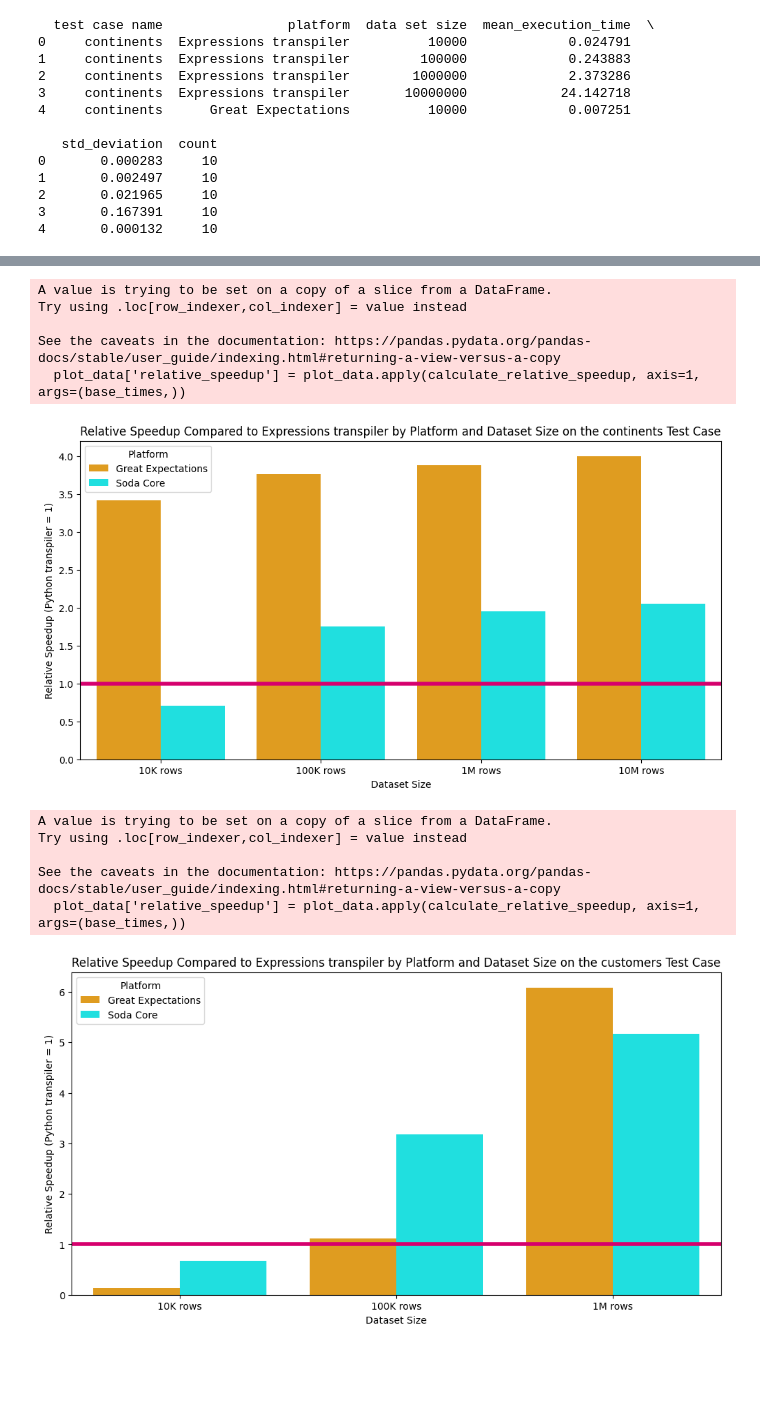
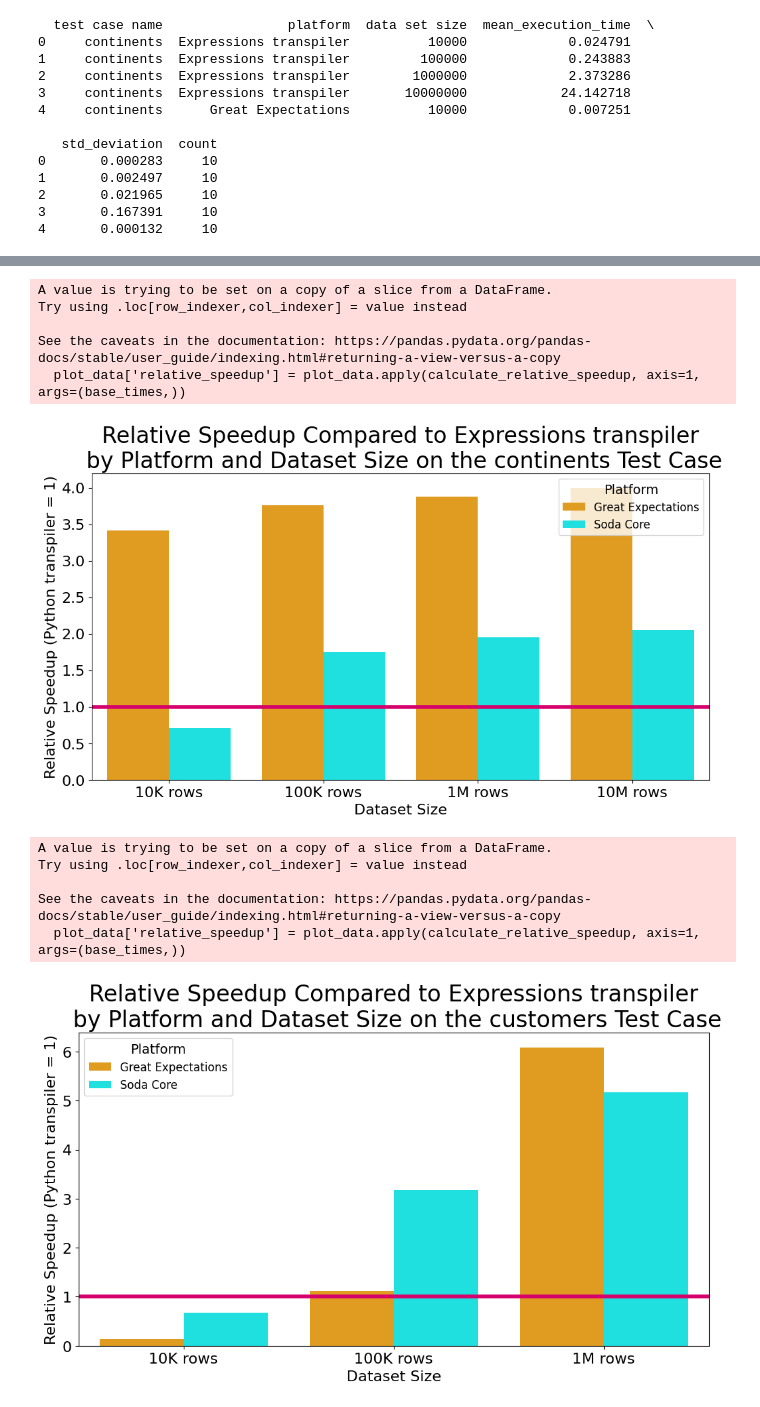
Before and after one commit to zdenecek/bachelor-thesis, a Jupyter notebook: result-analysis/analysis.ipynb, the cells around one changed output, grey strips where cells are left out. Drawn from its saved outputs; the diff is of its cells as text; code cells hidden in the pictures; blank space fills up the shorter version.

```diff
--- a/result-analysis/analysis.ipynb
+++ b/result-analysis/analysis.ipynb
@@ -72,8 +72,8 @@ import os
 
 os.makedirs('plots', exist_ok=True)
 def save_plot(plot, file_name):
-    path = os.path.join('plots', file_name) + '.png'
-    plot.savefig(path, dpi=300,  bbox_inches='tight')
+    path = os.path.join('plots', file_name) + '.svg'
+    plot.savefig(path, dpi=300,  bbox_inches='tight', format="svg")
 
 def save_table(table, filename):
     path = os.path.join('plots', filename) + '.tex'
@@ -132,10 +132,28 @@ for case in test_cases:
     chart.set_xticklabels(data.dataset_label)
 
     plt.yscale('log')
-    plt.title('Comparison of Execution Times by Platform and Data Set Size on ' + case + ' Test Case')
+    plt.title('Comparison of Execution Times by Platform\n and Data Set Size on ' + case + ' Test Case')
     plt.xlabel('Dataset Size')
     plt.ylabel('Average Execution Time (seconds)')
     plt.legend(title='Platform')
+    plt.rcParams.update({
+    'font.size': 14,        # General font size
+    'axes.titlesize': 18,   # Font size of the title of the axes
+    'axes.labelsize': 16,   # Font size of the x and y labels
+    'xtick.labelsize': 16,  # Font size of the x-tick labels
+    'ytick.labelsize': 16,  # Font size of the y-tick labels
+    'legend.fontsize': 12,  # Font size of the legend
+    'figure.titlesize': 26  # Font size of the figure title
+})
     save_plot(plt, 'execution_time_comparison_' + case)
+    plt.rcParams.update({
+    'font.size': 14,        # General font size
+    'axes.titlesize': 18,   # Font size of the title of the axes
+    'axes.labelsize': 16,   # Font size of the x and y labels
+    'xtick.labelsize': 16,  # Font size of the x-tick labels
+    'ytick.labelsize': 16,  # Font size of the y-tick labels
+    'legend.fontsize': 12,  # Font size of the legend
+    'figure.titlesize': 26  # Font size of the figure title
+})
     plt.show()
 # %% [output]
@@ -154,38 +172,56 @@ test_cases = [ 'continents', 'customers' ]
 
 # Create a plot and a table for each dataset size
 for case in test_cases:
 
     plot_data = aggregate_data[aggregate_data['test case name'] == case]
     base_times = plot_data[plot_data['platform'] == base_platform].set_index('data set size')['mean_execution_time']
     plot_data['relative_speedup'] = plot_data.apply(calculate_relative_speedup, axis=1, args=(base_times,))
     plot_data = plot_data[plot_data['platform'] != base_platform]
 
     table = plot_data.sort_values(by='data set size')
     table.drop(columns=['test case name', 'count', 'data set size', 'mean_execution_time', "std_deviation"], inplace=True)
     table.rename(columns={'dataset_label': 'data set', "relative_speedup": "speedup relative to the Python transpiler"}, inplace=True)
     table = table[['data set'] + [col for col in table if col != 'data set']]
     save_table(table, 'relative_time_comparison_' + case)
 
     plt.figure(figsize=(12, 6))
     chart = sns.barplot(data=plot_data, x='data set size', y='relative_speedup', hue='platform', palette=palette)
-    plt.title(f"Relative Speedup Compared to {base_platform} by Platform and Dataset Size on the {case} Test Case")
+    plt.title(f"Relative Speedup Compared to {base_platform}\n by Platform and Dataset Size on the {case} Test Case",  fontsize=24)
     plt.ylabel('Relative Speedup (Python transpiler = 1)')
     plt.xlabel('Dataset Size')
     plt.axhline(1, color='#D6006D', linewidth=4)
     chart.set_xticklabels(plot_data.dataset_label)
     plt.legend(title='Platform')
+    plt.rcParams.update({
+    'font.size': 14,        # General font size
+    'axes.titlesize': 12,   # Font size of the title of the axes
+    'axes.labelsize': 16,   # Font size of the x and y labels
+    'xtick.labelsize': 16,  # Font size of the x-tick labels
+    'ytick.labelsize': 16,  # Font size of the y-tick labels
+    'legend.fontsize': 12,  # Font size of the legend
+    'figure.titlesize': 64  # Font size of the figure title
+})
     save_plot(plt, 'relative_speedup_comparison_' + case)
+    plt.rcParams.update({
+    'font.size': 14,        # General font size
+    'axes.titlesize': 18,   # Font size of the title of the axes
+    'axes.labelsize': 16,   # Font size of the x and y labels
+    'xtick.labelsize': 16,  # Font size of the x-tick labels
+    'ytick.labelsize': 16,  # Font size of the y-tick labels
+    'legend.fontsize': 12,  # Font size of the legend
+    'figure.titlesize': 64  # Font size of the figure title
+})
     plt.show()
 # %% [output]
 A value is trying to be set on a copy of a slice from a DataFrame.
 Try using .loc[row_indexer,col_indexer] = value instead
 
 See the caveats in the documentation: https://pandas.pydata.org/pandas-docs/stable/user_guide/indexing.html#returning-a-view-versus-a-copy
   plot_data['relative_speedup'] = plot_data.apply(calculate_relative_speedup, axis=1, args=(base_times,))
-[figure, old version]
+[figure, new version]
 A value is trying to be set on a copy of a slice from a DataFrame.
 Try using .loc[row_indexer,col_indexer] = value instead
 
 See the caveats in the documentation: https://pandas.pydata.org/pandas-docs/stable/user_guide/indexing.html#returning-a-view-versus-a-copy
   plot_data['relative_speedup'] = plot_data.apply(calculate_relative_speedup, axis=1, args=(base_times,))
-[figure, old version]
+[figure, new version]
```
Also changed, not shown: parts of 1 cell of this notebook, 25 other files.
